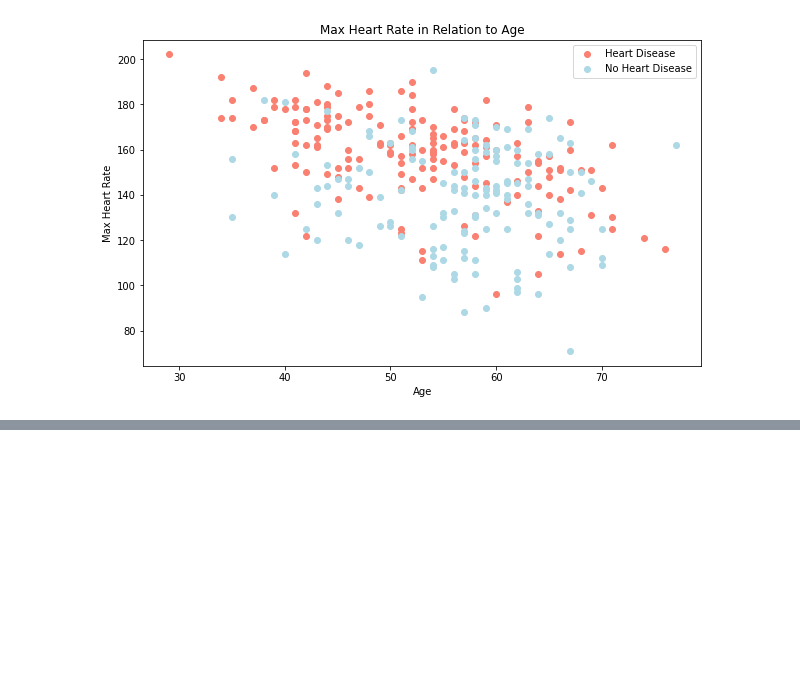
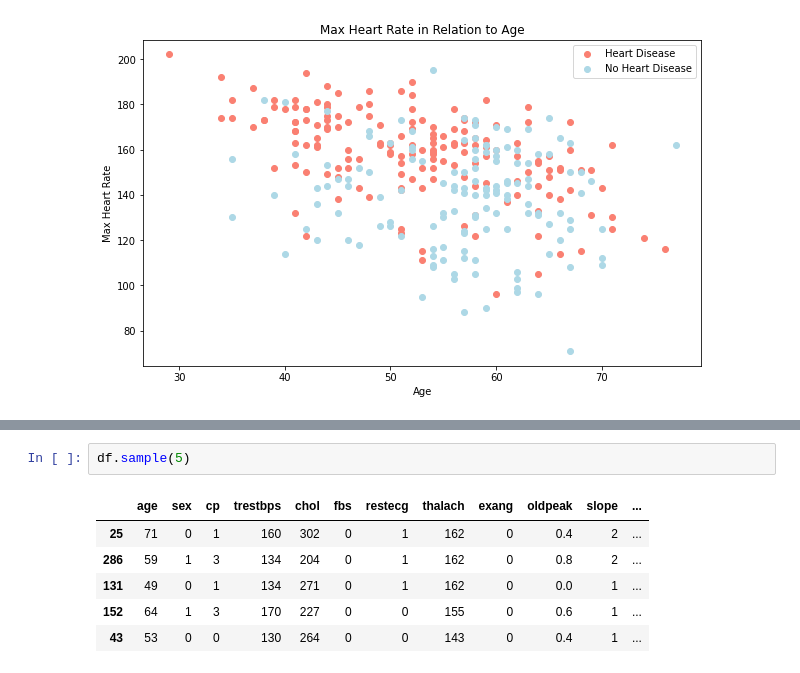
Before and after one commit to muhammadanas0716/Machine-Learning-101, a Jupyter notebook: Heart Disease Classification/Heart Disease Classification.ipynb, the cells around one changed output, grey strips where cells are left out. Drawn from its saved outputs; the diff is of its cells as text; blank space fills up the shorter version.

```diff
--- a/Heart Disease Classification/Heart Disease Classification.ipynb
+++ b/Heart Disease Classification/Heart Disease Classification.ipynb
@@ -331,0 +349,9 @@ plt.show()
+# %%
+df.sample(5)
+# %% [output]
+|  | age | sex | cp | trestbps | chol | fbs | restecg | thalach | exang | oldpeak | slope | ... |
+| 25 | 71 | 0 | 1 | 160 | 302 | 0 | 1 | 162 | 0 | 0.4 | 2 | ... |
+| 286 | 59 | 1 | 3 | 134 | 204 | 0 | 1 | 162 | 0 | 0.8 | 2 | ... |
+| 131 | 49 | 0 | 1 | 134 | 271 | 0 | 1 | 162 | 0 | 0.0 | 1 | ... |
+| 152 | 64 | 1 | 3 | 170 | 227 | 0 | 0 | 155 | 0 | 0.6 | 1 | ... |
+| 43 | 53 | 0 | 0 | 130 | 264 | 0 | 0 | 143 | 0 | 0.4 | 1 | ... |
```
Also changed, not shown: parts of 6 cells of this notebook.
